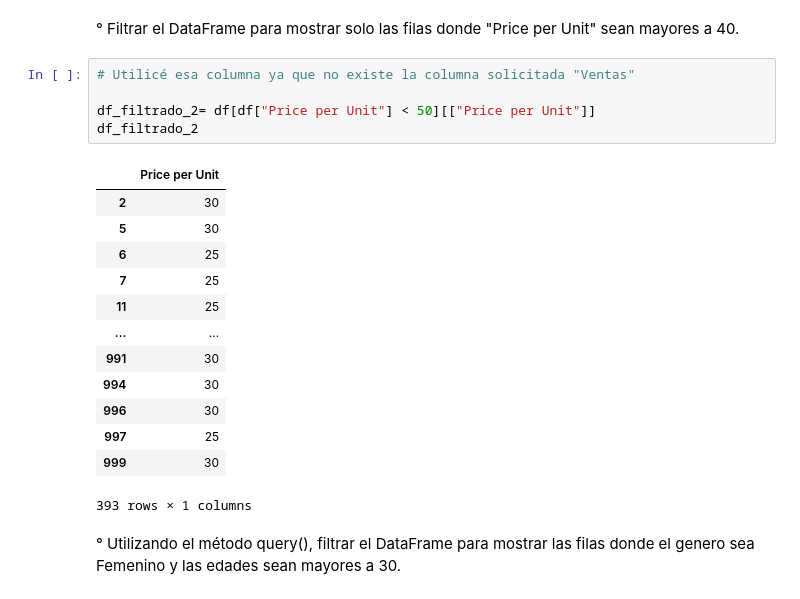
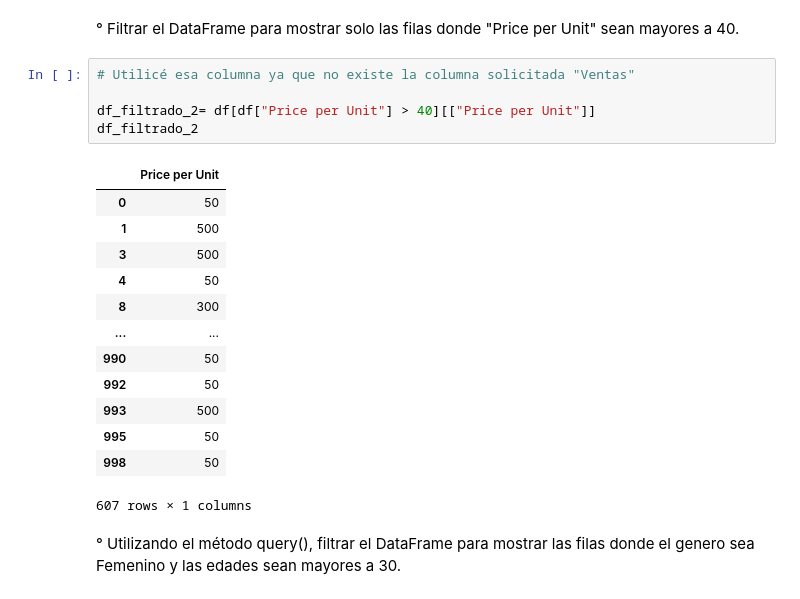
Before and after one commit to MacarenaMoraV/Proyecto-I.-An-lisis-y-predicci-n-de-ventas-Part-2, a Jupyter notebook: Proyecto I. Análisis y predicción de ventas-Part 2.ipynb, the cells around one changed output. Drawn from its saved outputs; the diff is of its cells as text.

```diff
--- a/Proyecto I. Análisis y predicción de ventas-Part 2.ipynb
+++ b/Proyecto I. Análisis y predicción de ventas-Part 2.ipynb
@@ -135,22 +135,22 @@ df_filtrado_1
 # %%
 # Utilicé esa columna ya que no existe la columna solicitada "Ventas"
 
-df_filtrado_2= df[df["Price per Unit"] < 50][["Price per Unit"]]
+df_filtrado_2= df[df["Price per Unit"] > 40][["Price per Unit"]]
 df_filtrado_2
 # %% [output]
 |  | Price per Unit |
-| 2 | 30 |
-| 5 | 30 |
-| 6 | 25 |
-| 7 | 25 |
-| 11 | 25 |
+| 0 | 50 |
+| 1 | 500 |
+| 3 | 500 |
+| 4 | 50 |
+| 8 | 300 |
 | ... | ... |
-| 991 | 30 |
-| 994 | 30 |
-| 996 | 30 |
-| 997 | 25 |
-| 999 | 30 |
+| 990 | 50 |
+| 992 | 50 |
+| 993 | 500 |
+| 995 | 50 |
+| 998 | 50 |
-393 rows × 1 columns
+607 rows × 1 columns
 # %% [markdown]
 ° Utilizando el método query(), filtrar el DataFrame para mostrar las filas donde el genero sea Femenino y las edades sean mayores a 30.
 # %%
```
Also changed, not shown: parts of 1 cell of this notebook.
